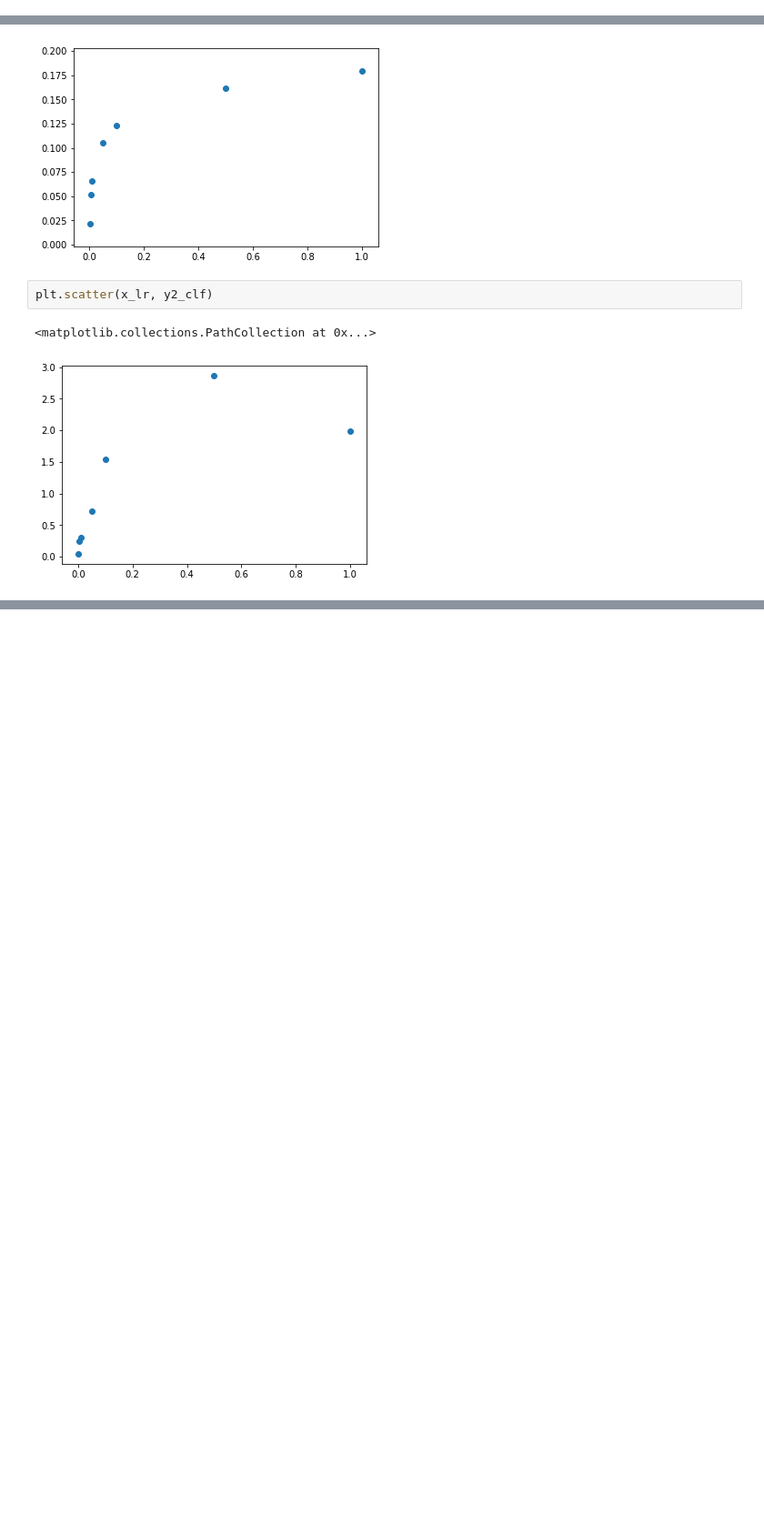
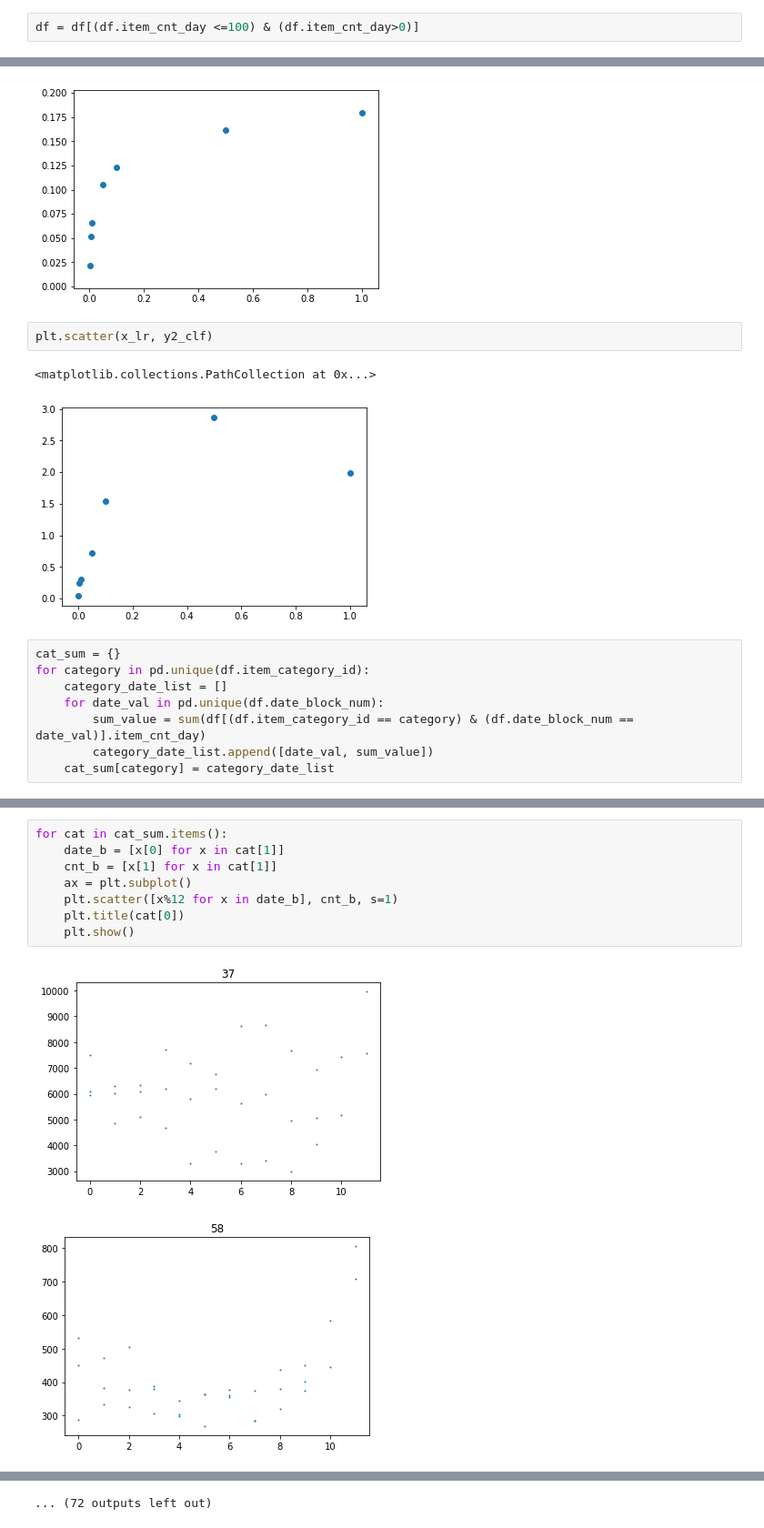
Before and after one commit to pFiT2700/sale_prediction, a Jupyter notebook: solution_sales.ipynb, the cells around one changed output, grey strips where cells are left out. Shown at 91% size. Cells and saved outputs as stored; diff of their text form; blank space fills up the shorter version.

```diff
--- a/solution_sales.ipynb
+++ b/solution_sales.ipynb
@@ -94,2 +119,4 @@ df.drop(["item_id"], axis = 1, inplace = True)
+# %%
+df = df[(df.item_cnt_day <=100) & (df.item_cnt_day>0)]
 # %%
 df_train, df_test = train_test_split(df, test_size=0.2)
@@ -179,3 +208,11 @@ plt.scatter(x_lr, y2_clf)
 # %% [output]
 <matplotlib.collections.PathCollection at 0x...>
 [figure]
+# %%
+cat_sum = {}
+for category in pd.unique(df.item_category_id):
+    category_date_list = []
+    for date_val in pd.unique(df.date_block_num):
+        sum_value = sum(df[(df.item_category_id == category) & (df.date_block_num == date_val)].item_cnt_day)
+        category_date_list.append([date_val, sum_value])
+    cat_sum[category] = category_date_list
@@ -181,0 +277,11 @@ plt.scatter(x_lr, y2_clf)
+# %%
+for cat in cat_sum.items():
+    date_b = [x[0] for x in cat[1]]
+    cnt_b = [x[1] for x in cat[1]]
+    ax = plt.subplot()
+    plt.scatter([x%12 for x in date_b], cnt_b, s=1)
+    plt.title(cat[0])
+    plt.show()
+# %% [output]
+[figure, added]
+[figure, added]
@@ -181,0 +298 @@ plt.scatter(x_lr, y2_clf)
+... (72 outputs left out)
```
Also changed, not shown: parts of 21 cells of this notebook.
